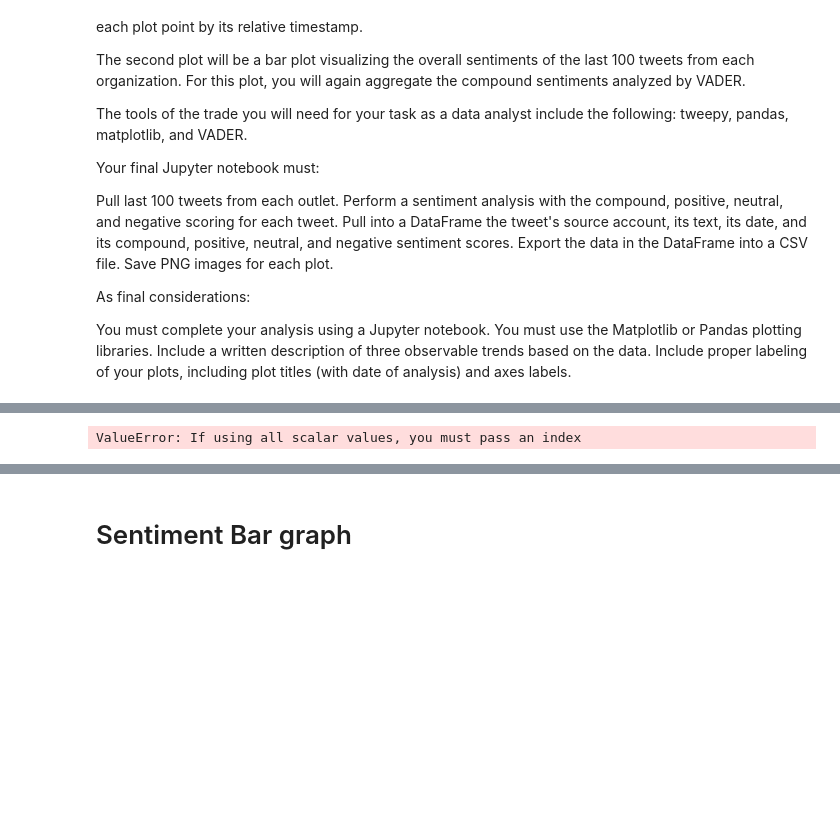
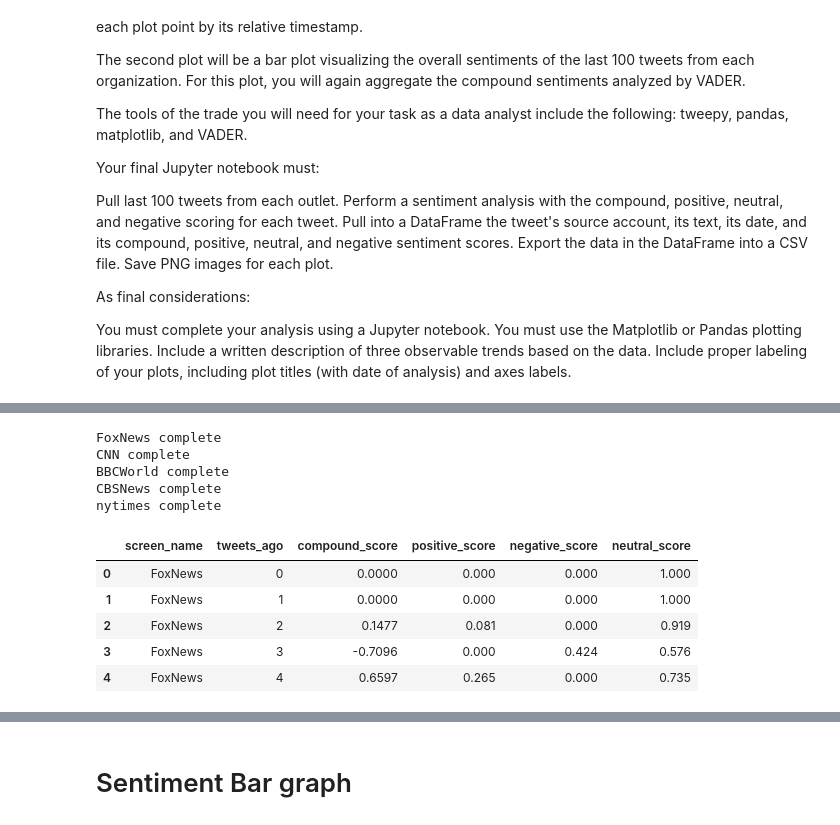
Before and after one commit to luker0bert/python-challenge2, a Jupyter notebook: Social_Analytics/NewsMood.ipynb, the cells around one changed output, grey strips where cells are left out. Drawn from its saved outputs; the diff is of its cells as text; code cells hidden in the pictures; blank space fills up the shorter version.

```diff
--- a/Social_Analytics/NewsMood.ipynb
+++ b/Social_Analytics/NewsMood.ipynb
@@ -138,8 +62,51 @@ for target in target_terms:
-# %%
-# Convert sentiment to DataFrame
-sentiment_df = pd.DataFrame(sentiment)
-sentiment_df
-# %% [output]
-ValueError: If using all scalar values, you must pass an index
+# %%
+compound_list = []
+positive_list = []
+negative_list = []
+neutral_list = []
+tweets_ago = []
+screen_name = []
+
+
+for user in news_source:
+    public_tweets = api.user_timeline(id=user,
+                               count=100)
+    counter = 0
+
+    for tweet in public_tweets:
+        results = analyzer.polarity_scores(tweet["text"])
+        compound = results["compound"]
+        pos = results["pos"]
+        neu = results["neu"]
+        neg = results["neg"]
+        scr_name = tweet["user"]['screen_name']
+
+        tweets_ago.append(counter)
+        compound_list.append(compound)
+        positive_list.append(pos)
+        negative_list.append(neg)
+        neutral_list.append(neu)
+        screen_name.append(scr_name)
+
+        counter = counter + 1
+
+    print(f"{user} complete")
+# %% [output]
+FoxNews complete
+CNN complete
+BBCWorld complete
+CBSNews complete
+nytimes complete
+# %%
+# Convert sentiment to DataFrame
+final_sentiment_output = pd.DataFrame({"screen_name": screen_name, "tweets_ago": tweets_ago, "compound_score": compound_list, "positive_score": positive_list, "negative_score": negative_list, "neutral_score": neutral_list })
+final_sentiment_output.head()
+# %% [output]
+|  | screen_name | tweets_ago | compound_score | positive_score | negative_score | neutral_score |
+| 0 | FoxNews | 0 | 0.0000 | 0.000 | 0.000 | 1.000 |
+| 1 | FoxNews | 1 | 0.0000 | 0.000 | 0.000 | 1.000 |
+| 2 | FoxNews | 2 | 0.1477 | 0.081 | 0.000 | 0.919 |
+| 3 | FoxNews | 3 | -0.7096 | 0.000 | 0.424 | 0.576 |
+| 4 | FoxNews | 4 | 0.6597 | 0.265 | 0.000 | 0.735 |
 # %%
 #Export the new CSV
```
Also changed, not shown: parts of 9 cells of this notebook, 3 other files.
